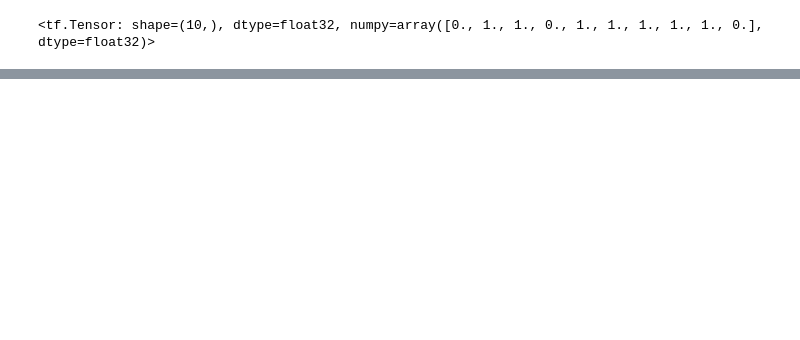
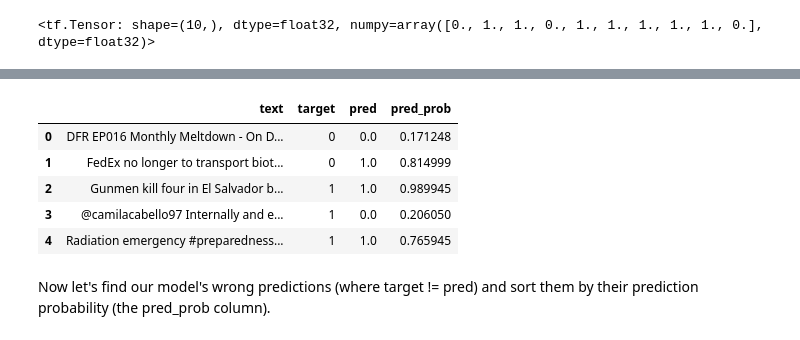
Before and after one commit to mohamed-habib-jaberi/Deep-Learning, a Jupyter notebook: CrisisTweetAI_Classifying_Real_Disaster_Tweets_Using_NLP.ipynb, the cells around one changed output, grey strips where cells are left out. Cells and saved outputs as stored; diff of their text form; code cells hidden in the pictures; blank space fills up the shorter version.

```diff
--- a/CrisisTweetAI_Classifying_Real_Disaster_Tweets_Using_NLP.ipynb
+++ b/CrisisTweetAI_Classifying_Real_Disaster_Tweets_Using_NLP.ipynb
@@ -1394,25 +1394,42 @@ Beautiful! Now we've got the USE as a Keras layer, we can use it in a Keras Sequ
 import tensorflow as tf
 import tensorflow_hub as hub
 
-# Load the Universal Sentence Encoder SavedModel
-use_model = hub.load("https://tfhub.dev/google/universal-sentence-encoder/4")
+# Optional: XLA off avoids string-op issues on GPU (safe to keep)
+tf.config.optimizer.set_jit(False)
 
-# Wrap it in a tf.keras Layer so it plays nicely with Keras 3
+# ✅ Serializable & registered custom layer
+@tf.keras.utils.register_keras_serializable(package="Custom", name="USEEncoder")
 class USEEncoder(tf.keras.layers.Layer):
-    def __init__(self, encoder, **kwargs):
+    def __init__(self, handle: str, **kwargs):
         super().__init__(**kwargs)
-        self.encoder = encoder
+        self.handle = handle
+        # Load once; don't put the loaded object in config
+        self._encoder = hub.load(handle)
+
     def call(self, inputs):
-        return self.encoder(inputs)
+        # Run the TF-Hub graph on CPU (string ops are CPU-friendly)
+        with tf.device("/CPU:0"):
+            return self._encoder(inputs)
 
-# Build model
+    # ---- Serialization support ----
+    def get_config(self):
+        config = super().get_config()
+        config.update({"handle": self.handle})
+        return config
+
+    @classmethod
+    def from_config(cls, config):
+        # Recreate from the handle
+        return cls(**config)
+
+# 🔁 Rebuild model_6 using the serializable layer
 inputs = tf.keras.Input(shape=(), dtype=tf.string, name="text")
-x = USEEncoder(use_model, name="use_embedding")(inputs)
+x = USEEncoder("https://tfhub.dev/google/universal-sentence-encoder/4",
+               name="use_embedding")(inputs)
 x = tf.keras.layers.Dense(64, activation="relu")(x)
 outputs = tf.keras.layers.Dense(1, activation="sigmoid")(x)
 model_6 = tf.keras.Model(inputs, outputs, name="model_6_USE")
-
-model_6.compile(optimizer="adam", loss="binary_crossentropy", metrics=["accuracy"])
+model_6.compile(optimizer="adam", loss="binary_crossentropy", metrics=["accuracy"],run_eagerly=True)
 model_6.summary()
 # %% [output]
 Model: "model_6_USE"
@@ -1491,0 +1853,16 @@ Baseline f1: 0.79, New f1: 0.82, Difference: 0.04
+# %%
+# Create dataframe with validation sentences and best performing model predictions
+val_df = pd.DataFrame({"text": val_sentences,
+                       "target": val_labels,
+                       "pred": model_6_preds,
+                       "pred_prob": tf.squeeze(model_6_pred_probs)})
+val_df.head()
+# %% [output]
+|  | text | target | pred | pred_prob |
+| 0 | DFR EP016 Monthly Meltdown - On D... | 0 | 0.0 | 0.171248 |
+| 1 | FedEx no longer to transport biot... | 0 | 1.0 | 0.814999 |
+| 2 | Gunmen kill four in El Salvador b... | 1 | 1.0 | 0.989945 |
+| 3 | @camilacabello97 Internally and e... | 1 | 0.0 | 0.206050 |
+| 4 | Radiation emergency #preparedness... | 1 | 1.0 | 0.765945 |
+# %% [markdown]
+Now let's find our model's wrong predictions (where target != pred) and sort them by their prediction probability (the pred_prob column).
```
Also changed, not shown: parts of 98 cells of this notebook.
